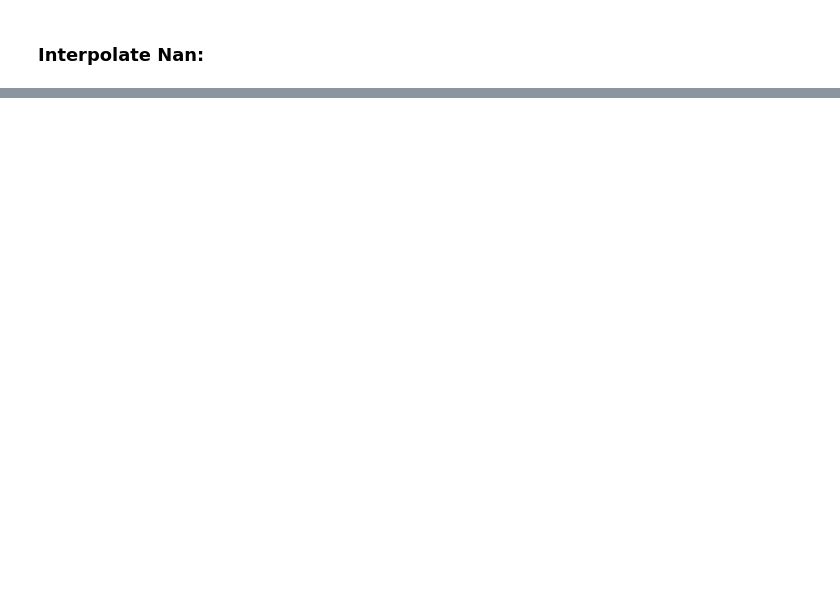
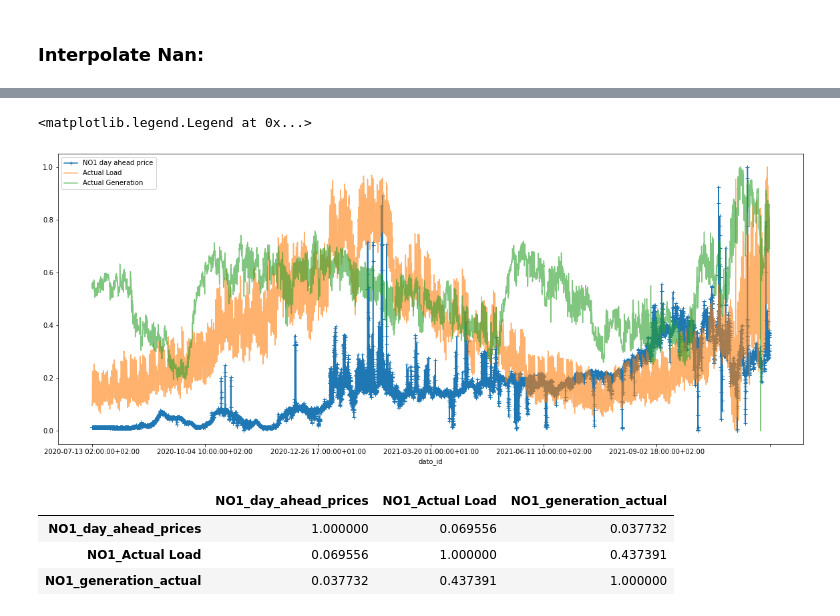
Before and after one commit to AndreasBordvik/FYS-STK4155-Prj3_report, a Jupyter notebook: code/nve_api.ipynb, the cells around one changed output, grey strips where cells are left out. Saved outputs shown, nothing was run; the diff lists cells and outputs as text; code cells hidden in the pictures; blank space fills up the shorter version.

```diff
--- a/code/nve_api.ipynb
+++ b/code/nve_api.ipynb
@@ -87,0 +144,9 @@ df_entso.head()
+# %%
+from sklearn.preprocessing import MinMaxScaler
+
+
+scaler = MinMaxScaler()
+df_test = df_entso.tail(500*24)
+df_test[["NO1_day_ahead_prices"]] = scaler.fit_transform(df_test[["NO1_day_ahead_prices"]])
+df_test[["NO1_Actual Load"]] = scaler.fit_transform(df_test[["NO1_Actual Load"]])
+df_test[["NO1_generation_actual"]] = scaler.fit_transform(df_test[["NO1_generation_actual"]])
@@ -87,0 +169,15 @@ df_entso.head()
+# %%
+ax = df_test.plot("dato_id", "NO1_day_ahead_prices", figsize=(20,8),style='+-' ,label="NO1 day ahead price")
+df_test.plot("dato_id", "NO1_Actual Load", figsize=(20,8), ax=ax,alpha = 0.6, label="Actual Load")
+df_test.plot("dato_id", "NO1_generation_actual", figsize=(20,8), ax=ax,alpha = 0.6, label="Actual Generation")
+plt.legend()
+# %% [output]
+<matplotlib.legend.Legend at 0x...>
+[figure, added]
+# %%
+df_test[["NO1_day_ahead_prices", "NO1_Actual Load", "NO1_generation_actual"]].corr()
+# %% [output]
+|  | NO1_day_ahead_prices | NO1_Actual Load | NO1_generation_actual |
+| NO1_day_ahead_prices | 1.000000 | 0.069556 | 0.037732 |
+| NO1_Actual Load | 0.069556 | 1.000000 | 0.437391 |
+| NO1_generation_actual | 0.037732 | 0.437391 | 1.000000 |
```
Also changed, not shown: parts of 13 cells of this notebook, 6 other files.
